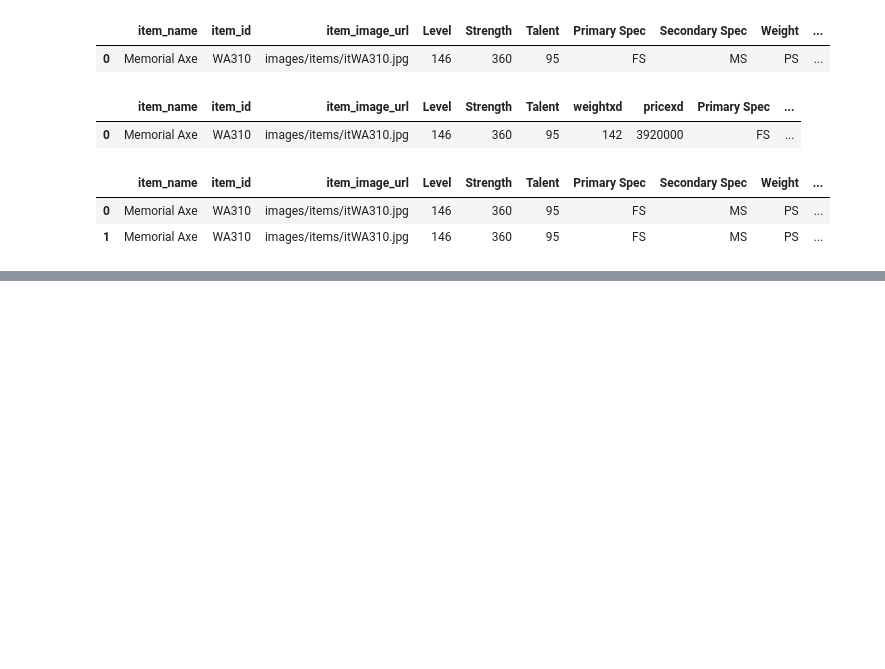
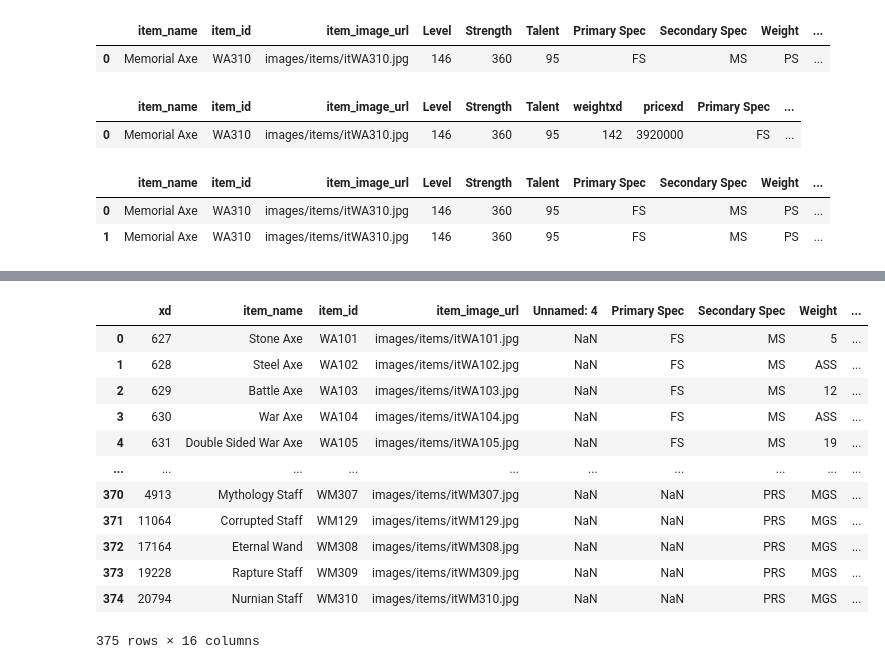
Before and after one commit to Arancium98/Items, a Jupyter notebook: Scrapper.ipynb, the cells around one changed output, grey strips where cells are left out. Saved outputs shown, nothing was run; the diff lists cells and outputs as text; code cells hidden in the pictures; blank space fills up the shorter version.

```diff
--- a/Scrapper.ipynb
+++ b/Scrapper.ipynb
@@ -435,0 +447,17 @@ xd1
+# %%
+df_aux = pd.read_csv('xd1.csv')
+df_aux
+# %% [output]
+|  | xd | item_name | item_id | item_image_url | Unnamed: 4 | Primary Spec | Secondary Spec | Weight | ... |
+| 0 | 627 | Stone Axe | WA101 | images/items/itWA101.jpg | NaN | FS | MS | 5 | ... |
+| 1 | 628 | Steel Axe | WA102 | images/items/itWA102.jpg | NaN | FS | MS | ASS | ... |
+| 2 | 629 | Battle Axe | WA103 | images/items/itWA103.jpg | NaN | FS | MS | 12 | ... |
+| 3 | 630 | War Axe | WA104 | images/items/itWA104.jpg | NaN | FS | MS | ASS | ... |
+| 4 | 631 | Double Sided War Axe | WA105 | images/items/itWA105.jpg | NaN | FS | MS | 19 | ... |
+| ... | ... | ... | ... | ... | ... | ... | ... | ... | ... |
+| 370 | 4913 | Mythology Staff | WM307 | images/items/itWM307.jpg | NaN | NaN | PRS | MGS | ... |
+| 371 | 11064 | Corrupted Staff | WM129 | images/items/itWM129.jpg | NaN | NaN | PRS | MGS | ... |
+| 372 | 17164 | Eternal Wand | WM308 | images/items/itWM308.jpg | NaN | NaN | PRS | MGS | ... |
+| 373 | 19228 | Rapture Staff | WM309 | images/items/itWM309.jpg | NaN | NaN | PRS | MGS | ... |
+| 374 | 20794 | Nurnian Staff | WM310 | images/items/itWM310.jpg | NaN | NaN | PRS | MGS | ... |
+375 rows × 16 columns
```
Also changed, not shown: parts of 3 cells of this notebook, 2 other files.
